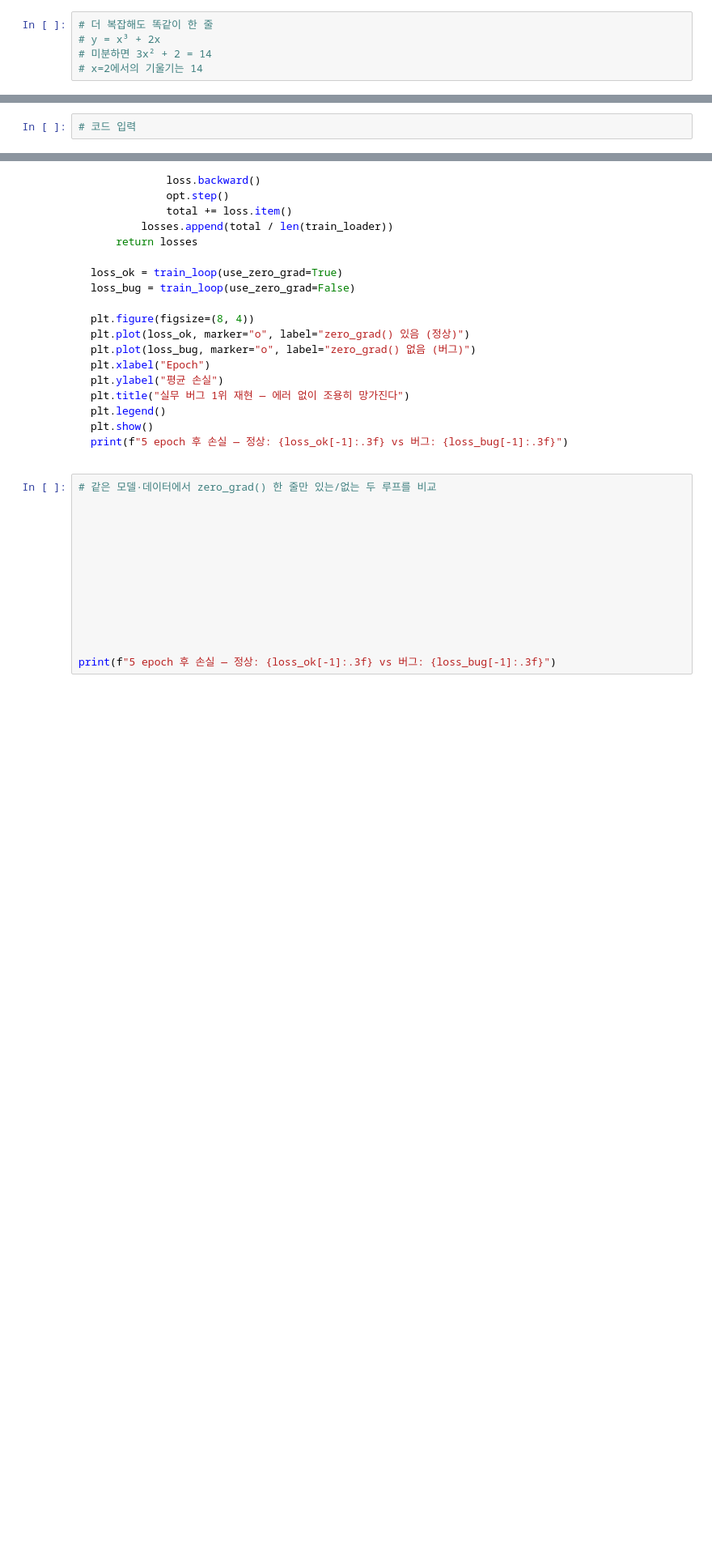
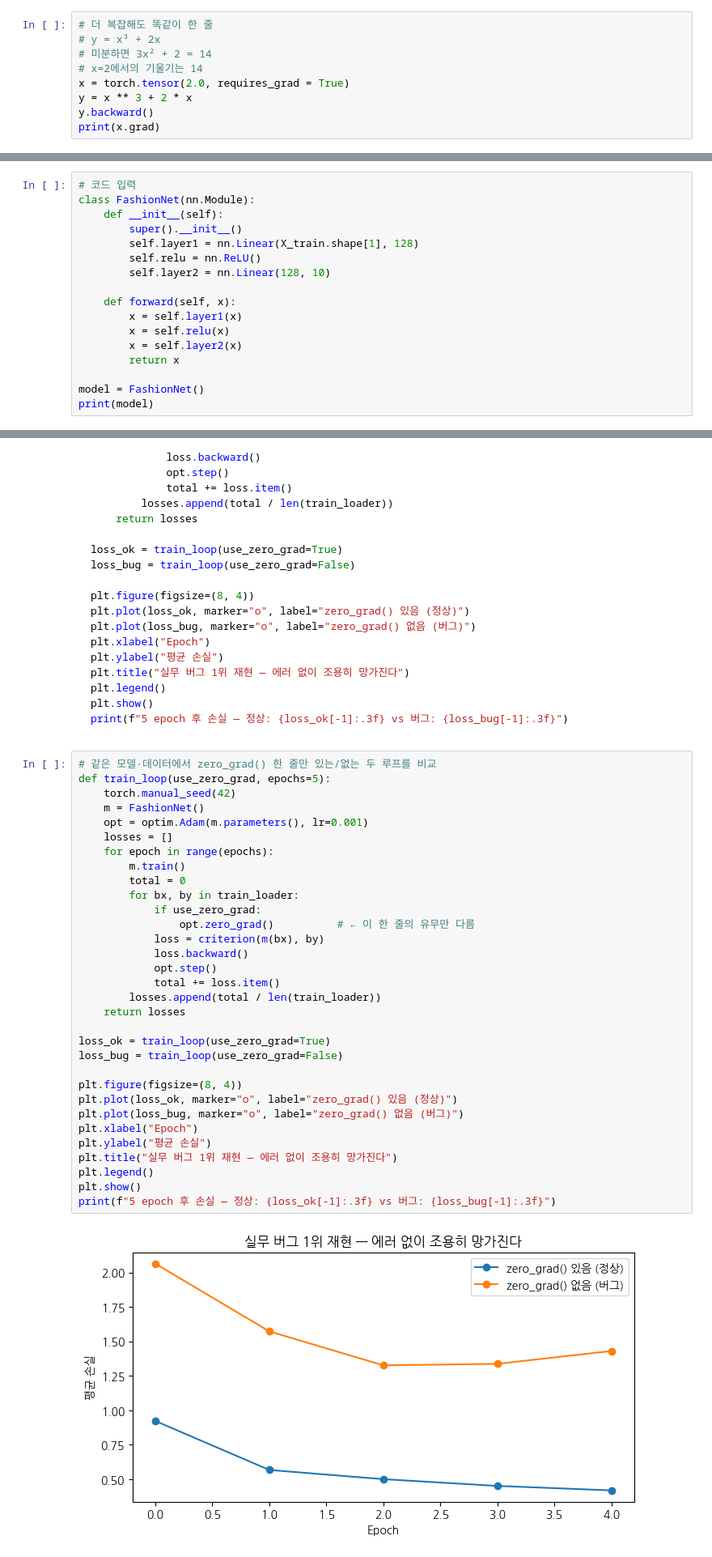
Before and after one commit to qnrPwjd/EST_AI_Challengers_Code, a Jupyter notebook: Week3(AI_Modeling)/CH15_딥러닝_pytorch.ipynb, the cells around one changed output, grey strips where cells are left out. Shown at 81% size. Saved outputs shown, nothing was run; the diff lists cells and outputs as text; folded sections open; blank space fills up the shorter version.

```diff
--- a/Week3(AI_Modeling)/CH15_딥러닝_pytorch.ipynb
+++ b/Week3(AI_Modeling)/CH15_딥러닝_pytorch.ipynb
@@ -172,3 +209,7 @@ print(x.grad)       # 14.0
 # y = x³ + 2x
 # 미분하면 3x² + 2 = 14
 # x=2에서의 기울기는 14
+x = torch.tensor(2.0, requires_grad = True)
+y = x ** 3 + 2 * x
+y.backward()
+print(x.grad)
@@ -436,3 +549,18 @@ print(model)
 </details>
 # %%
 # 코드 입력
+class FashionNet(nn.Module):
+    def __init__(self):
+        super().__init__()
+        self.layer1 = nn.Linear(X_train.shape[1], 128)
+        self.relu = nn.ReLU()
+        self.layer2 = nn.Linear(128, 10)
+
+    def forward(self, x):
+        x = self.layer1(x)
+        x = self.relu(x)
+        x = self.layer2(x)
+        return x
+
+model = FashionNet()
+print(model)
@@ -760,15 +940,35 @@ print(f"5 epoch 후 손실 — 정상: {loss_ok[-1]:.3f} vs 버그: {loss_bug[-1
 </details>
 # %%
 # 같은 모델·데이터에서 zero_grad() 한 줄만 있는/없는 두 루프를 비교
+def train_loop(use_zero_grad, epochs=5):
+    torch.manual_seed(42)
+    m = FashionNet()
+    opt = optim.Adam(m.parameters(), lr=0.001)
+    losses = []
+    for epoch in range(epochs):
+        m.train()
+        total = 0
+        for bx, by in train_loader:
+            if use_zero_grad:
+                opt.zero_grad()          # ← 이 한 줄의 유무만 다름
+            loss = criterion(m(bx), by)
+            loss.backward()
+            opt.step()
+            total += loss.item()
+        losses.append(total / len(train_loader))
+    return losses
 
+loss_ok = train_loop(use_zero_grad=True)
+loss_bug = train_loop(use_zero_grad=False)
 
-
-
-
-
-
-
-
-
-
+plt.figure(figsize=(8, 4))
+plt.plot(loss_ok, marker="o", label="zero_grad() 있음 (정상)")
+plt.plot(loss_bug, marker="o", label="zero_grad() 없음 (버그)")
+plt.xlabel("Epoch")
+plt.ylabel("평균 손실")
+plt.title("실무 버그 1위 재현 — 에러 없이 조용히 망가진다")
+plt.legend()
+plt.show()
 print(f"5 epoch 후 손실 — 정상: {loss_ok[-1]:.3f} vs 버그: {loss_bug[-1]:.3f}")
+# %% [output]
+[figure, added]
```
Also changed, not shown: parts of 25 cells of this notebook.
